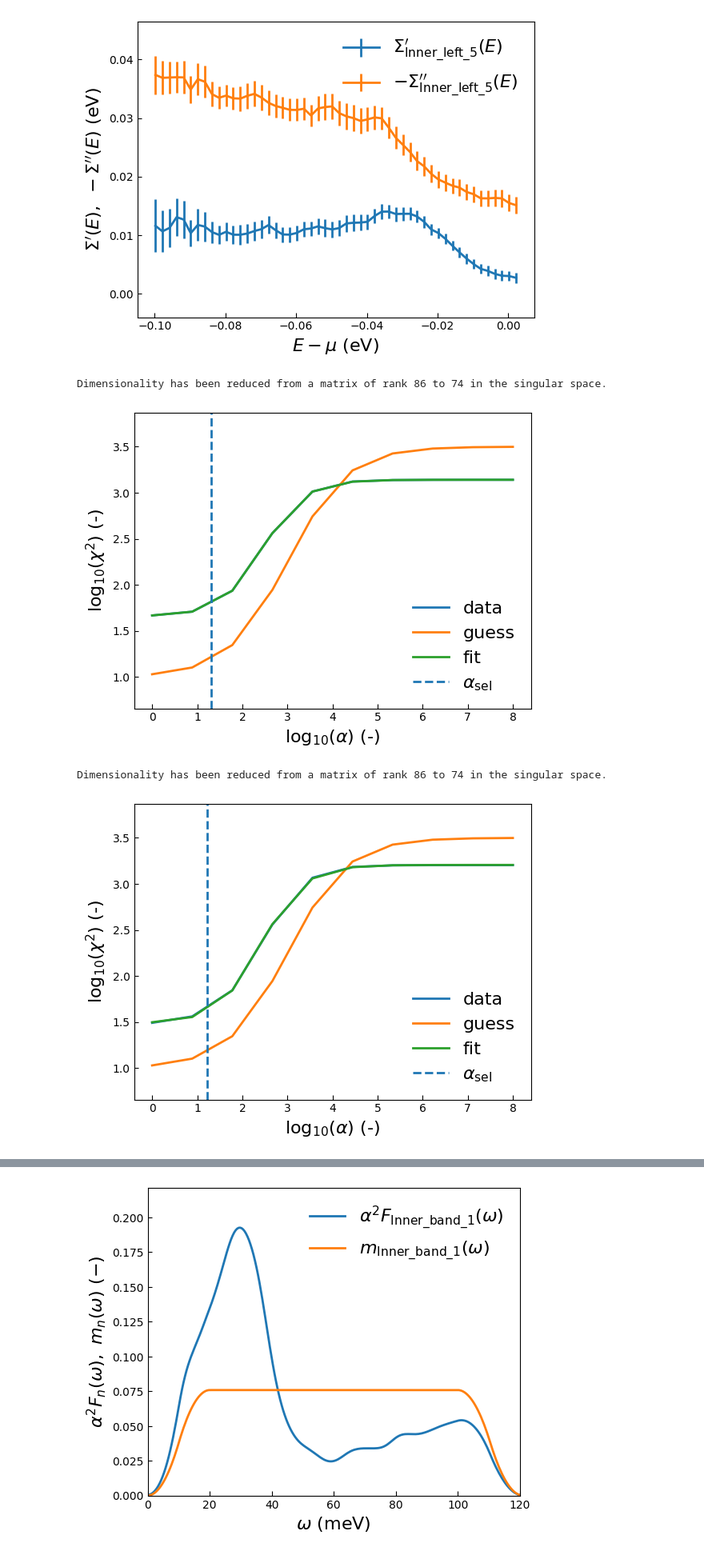
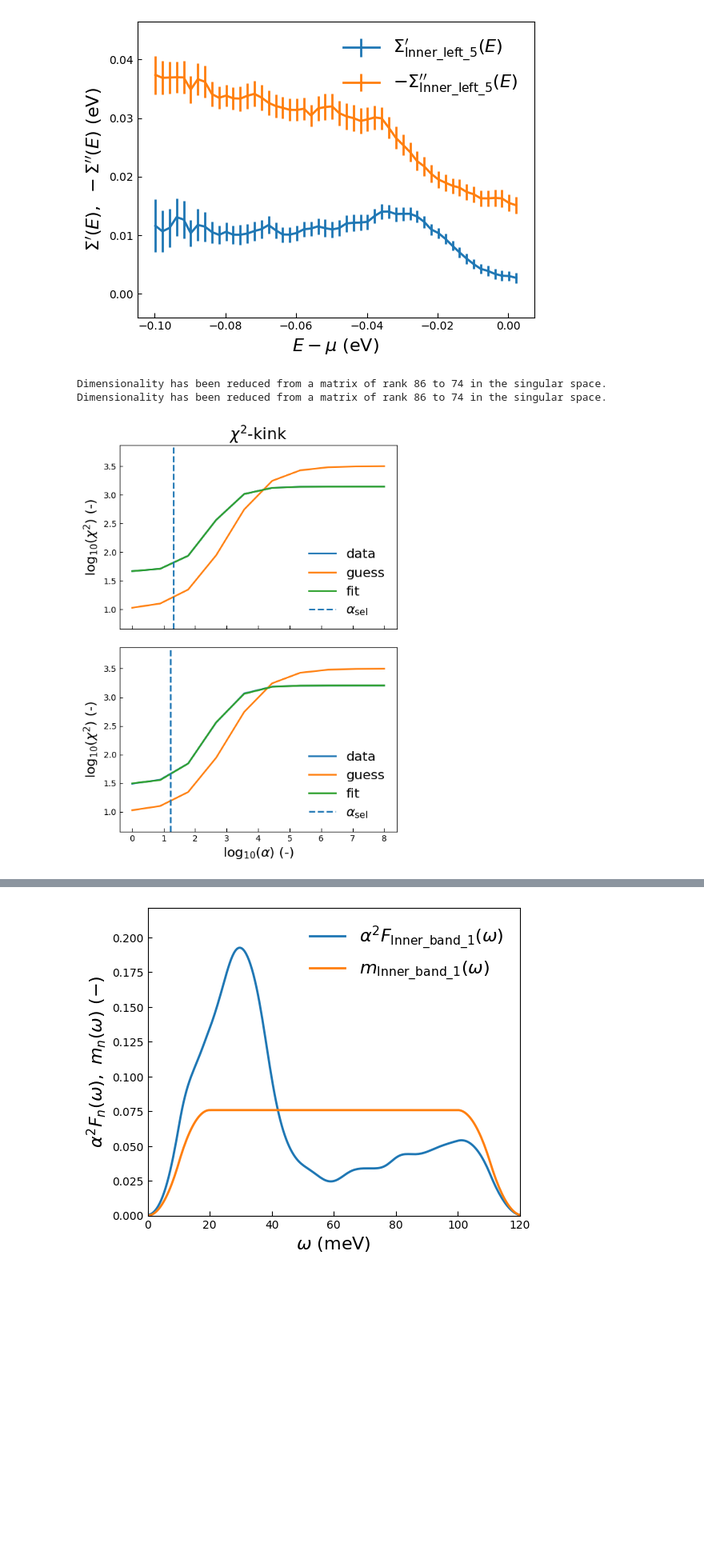
Before and after one commit to masaharutennis/xARPES, a Jupyter notebook: doc/notebooks/srtio3.ipynb, the cells around one changed output, grey strips where cells are left out. Shown at 80% size. Cells and saved outputs as stored; diff of their text form; code cells hidden in the pictures; blank space fills up the shorter version.

```diff
--- a/doc/notebooks/srtio3.ipynb
+++ b/doc/notebooks/srtio3.ipynb
@@ -258,23 +261,33 @@ self_five.plot_both()
 [figure]
 # %%
 %matplotlib inline
+
+fig, ax = plt.subplots(2, 1, figsize=(6, 8))
 
 fig, spectrum, model, omega_range, alpha_select = self_energy.extract_a2f(
                                 omega_min=0.5, omega_max=120, omega_num=250,
                                 omega_I=20, omega_M=100, omega_S=1.0, alpha_min=0.0,
                                 alpha_max=8.0, alpha_num=10, parts='both',
-                                ecut_left=3.0, h_n=0.0741008, impurity_magnitude=16.475007)
+                                ecut_left=3.0, h_n=0.0741008, impurity_magnitude=16.475007,
+                                ax=ax[0], show=False, fig_close=False)
 
 fig, spectrum_left, model, omega_range, alpha_select = self_five.extract_a2f(
                                 omega_min=0.5, omega_max=120, omega_num=250,
                                 omega_I=20, omega_M=100, omega_S=1.0, alpha_min=0.0,
                                 alpha_max=8.0, alpha_num=10, parts='both',
-                                ecut_left=3.0, h_n=0.0743720, impurity_magnitude=15.882396)
+                                ecut_left=3.0, h_n=0.0743720, impurity_magnitude=15.882396,
+                                ax=ax[1], show=False, fig_close=False)
+
+
+# Figure customization
+ax[0].set_xlabel(''); ax[0].set_xticklabels([])
+ax[0].set_title('$\chi^2$-kink')
+fig.subplots_adjust(top=0.92, hspace=0.1)
+plt.show()
 # %% [output]
 Dimensionality has been reduced from a matrix of rank 86 to 74 in the singular space.
+Dimensionality has been reduced from a matrix of rank 86 to 74 in the singular space.
-[figure, old version]
+[figure, new version]
-Dimensionality has been reduced from a matrix of rank 86 to 74 in the singular space.
-[figure, removed]
 # %%
 spectrum, model, omega_range, alpha_select, cost, params = self_energy.bayesian_loop(omega_min=0.5,
             omega_max=120, omega_num=250, omega_I=20, omega_M=100, omega_S=1.0,
```
Also changed, not shown: parts of 2 cells of this notebook, 10 other files.
